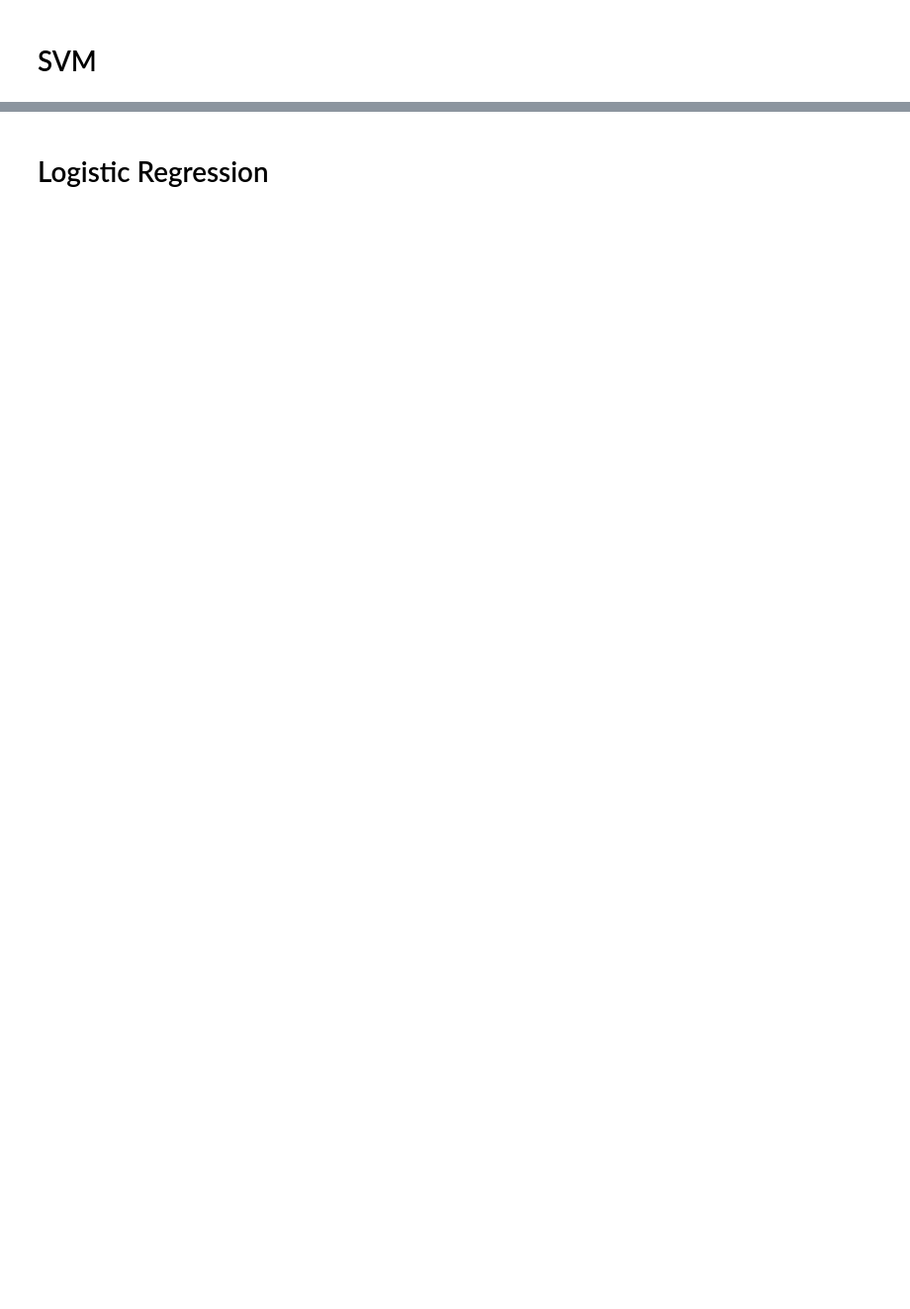
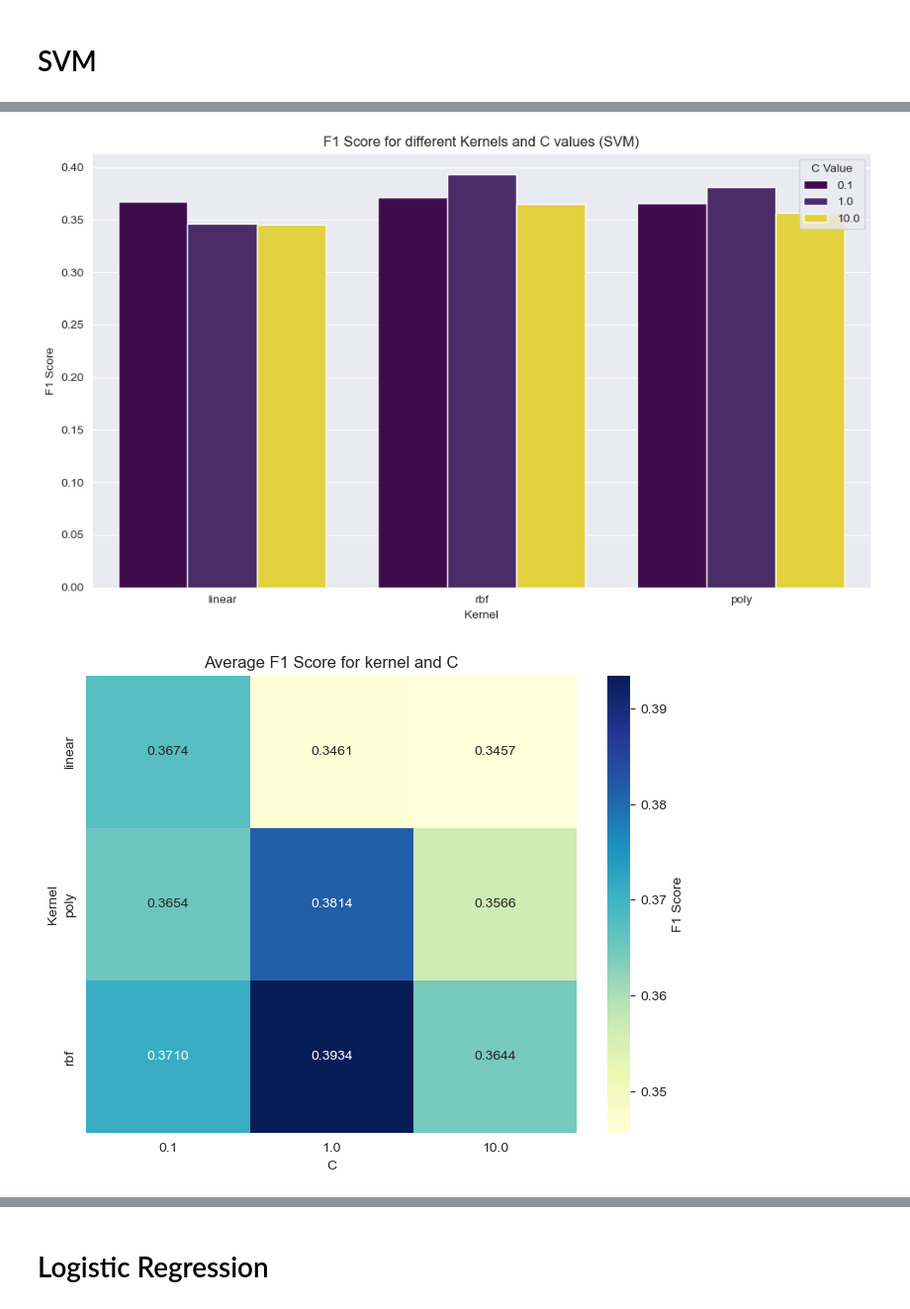
Before and after one commit to TJonasT/Project-MLCP-JKU-2025S, a Jupyter notebook: 3_classification/5_classification.ipynb, the cells around one changed output, grey strips where cells are left out. Shown at 99% size. Saved outputs shown, nothing was run; the diff lists cells and outputs as text; code cells hidden in the pictures; blank space fills up the shorter version.

```diff
--- a/3_classification/5_classification.ipynb
+++ b/3_classification/5_classification.ipynb
@@ -499,10 +508,10 @@ Best f1 score: 0.2160
 # %%
 # Manually set preferred hyperparameters
-params_rf = {
+'''params_rf = {
     'n_estimators': 10,
     'max_depth': 10,
     'min_samples_split': 5,
 }
 
 with open('eval/best_params_rf.json', 'w') as f:
-    json.dump(params_rf, f)
+    json.dump(params_rf, f)'''
@@ -517,6 +622,7 @@ param_grid_svm = {
 best_score = 0
 best_params_svm = None
 best_model_svm = None
+param_hist_svm = []
 
 for c, kernel, degree in itertools.product(
         param_grid_svm['C'],
@@ -554,6 +660,14 @@ for c, kernel, degree in itertools.product(
     f1_score_macro = np.mean(f1_scores)
     balanced_accuracy_score_macro = np.mean(balanced_accuracy_scores)
 
+    param_hist_svm.append({
+        'C': c,
+        'kernel': kernel,
+        'degree': degree,
+        'f1_score': f1_score_macro,
+        'balanced_accuracy_score': balanced_accuracy_score_macro,
+    })
+
     if f1_score_macro > best_score:
         best_score = f1_score_macro
         best_params_svm = {
@@ -564,9 +678,9 @@ for c, kernel, degree in itertools.product(
         }
         best_model_svm = model_svm
 
-        with open('eval/best_params_svm.json', 'w') as f:
-            json.dump(best_params_svm, f)
-        joblib.dump(model_svm, "eval/best_model_svm.pkl")
+        #with open('eval/best_params_svm.json', 'w') as f:
+        #    json.dump(best_params_svm, f)
+        #joblib.dump(model_svm, "eval/best_model_svm.pkl")
 
     print(f"Hyperparameters: C={c}, kernel={kernel}, degree={degree}")
     print(f"Macro-Averaged F1 score: {f1_score_macro}")
@@ -607,0 +722,60 @@ with open('eval/best_params_svm.json', 'w') as f:
+# %%
+import pandas as pd
+import seaborn as sns
+import matplotlib.pyplot as plt
+
+# Convert param_hist_svm into a DataFrame
+param_hist_svm_df = pd.DataFrame(param_hist_svm)
+
+# Example 1: Bar plot of f1_score for each kernel type.
+plt.figure(figsize=(10, 6))
+sns.barplot(
+    data=param_hist_svm_df,
+    x='kernel',
+    y='f1_score',
+    hue='C',
+    palette='viridis',
+)
+plt.title('F1 Score for different Kernels and C values (SVM)')
+plt.xlabel('Kernel')
+plt.ylabel('F1 Score')
+plt.legend(title='C Value')
+plt.tight_layout()
+plt.show()
+
+# Example 2: Heatmap of f1_score for kernel and C (averaged over degree, since here it is fixed to 3)
+heatmap_data = param_hist_svm_df.groupby(['kernel', 'C'])['f1_score'].mean().unstack()
+plt.figure(figsize=(8, 6))
+sns.heatmap(
+    heatmap_data,
+    annot=True,
+    fmt=".4f",
+    cmap="YlGnBu",
+    cbar_kws={'label': 'F1 Score'}
+)
+plt.title('Average F1 Score for kernel and C')
+plt.xlabel('C')
+plt.ylabel('Kernel')
+plt.show()
+
+# Example 3: Scatter plot of Balanced Accuracy Score vs F1 Score
+plt.figure(figsize=(10, 6))
+sns.scatterplot(
+    data=param_hist_svm_df,
+    x='balanced_accuracy_score',
+    y='f1_score',
+    hue='kernel',
+    style='C',
+    palette='viridis',
+    size='degree',
+    sizes=(50, 200)
+)
+plt.title('Balanced Accuracy vs F1 Score (Colored by Kernel)')
+plt.xlabel('Balanced Accuracy Score')
+plt.ylabel('F1 Score')
+plt.legend(title='Hyperparameters', bbox_to_anchor=(1.05, 1), loc='upper left')
+plt.tight_layout()
+plt.show()
+# %% [output]
+[figure, added]
+[figure, added]
```
Also changed, not shown: parts of 8 cells of this notebook, 7 other files.
